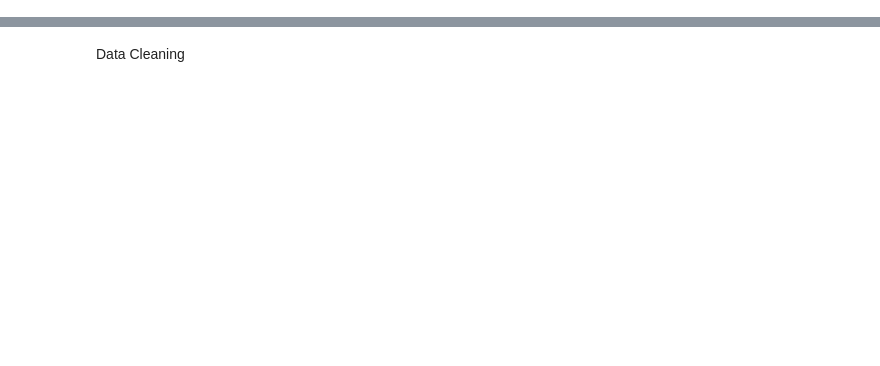
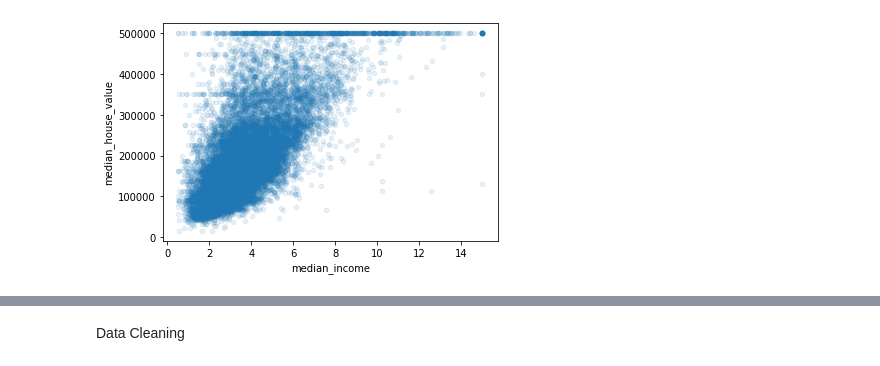
Before and after one commit to codemasterds/Machine_learning, a Jupyter notebook: Housing_corporation_project/Housing_corporation_project.ipynb, the cells around one changed output, grey strips where cells are left out. Cells and saved outputs as stored; diff of their text form; code cells hidden in the pictures; blank space fills up the shorter version.

```diff
--- a/Housing_corporation_project/Housing_corporation_project.ipynb
+++ b/Housing_corporation_project/Housing_corporation_project.ipynb
@@ -88,5 +173,7 @@ scatter_matrix(train_dup[attributes],figsize=(12,8))
 # %%
-train_dup.plot(kind="scatter", x="median_income",y="median_house_value",alpha=0.1)
+housing.plot(kind="scatter", x="median_income",y="median_house_value",alpha=0.1)
 plt.show()
+# %% [output]
+[figure, added]
 # %%
 #checking other attributes contibution
```
Also changed, not shown: parts of 19 cells of this notebook.
